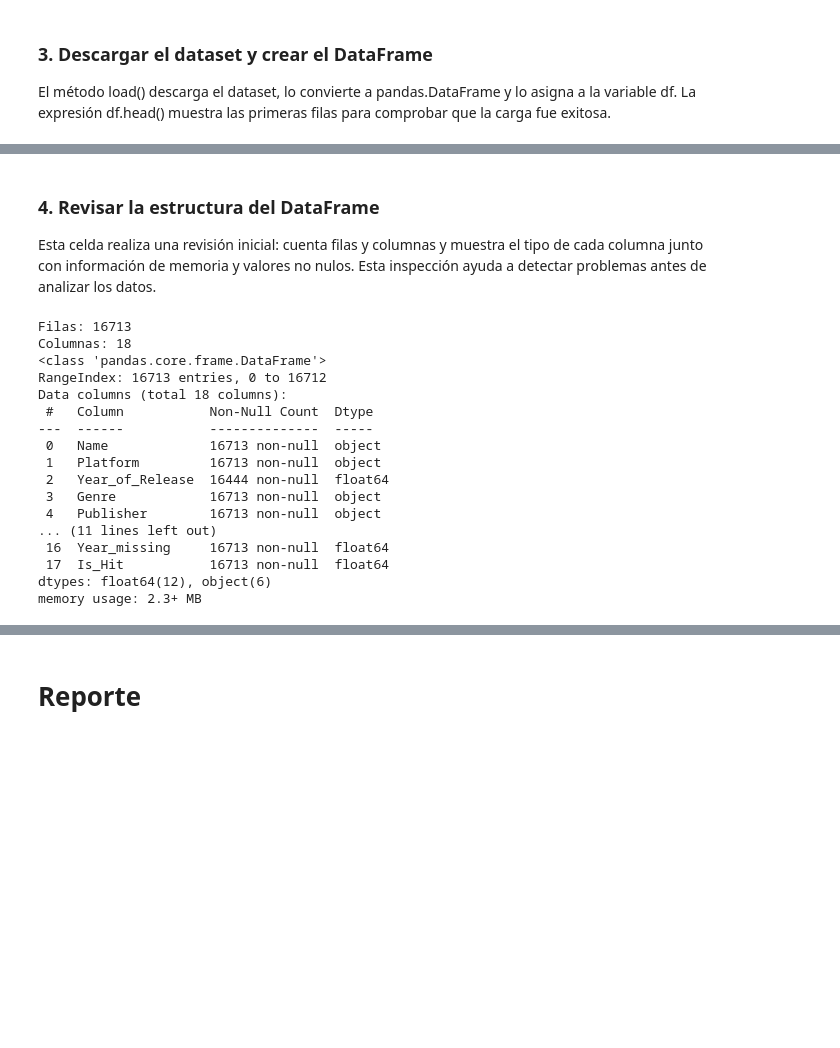
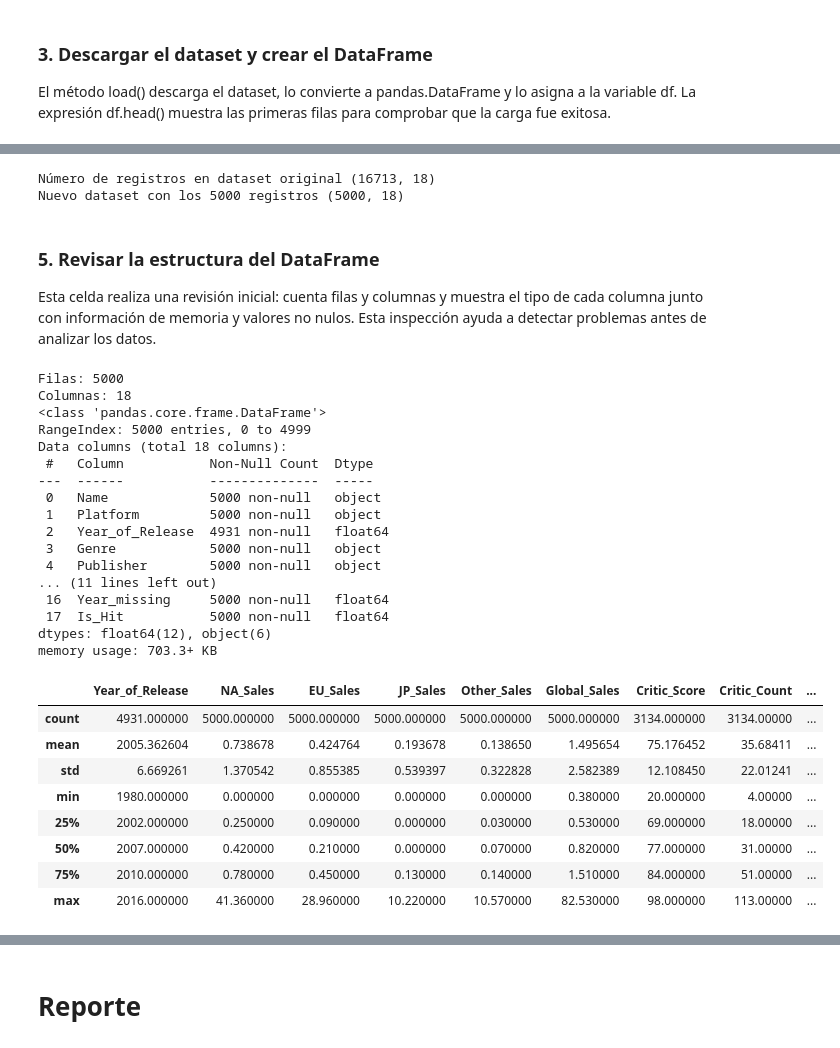
Before and after one commit to chonto329/Machine-Learning-, a Jupyter notebook: src/carga_datos/EA1_Carga_Datos.ipynb, the cells around one changed output, grey strips where cells are left out. Saved outputs shown, nothing was run; the diff lists cells and outputs as text; code cells hidden in the pictures; blank space fills up the shorter version.

```diff
--- a/src/carga_datos/EA1_Carga_Datos.ipynb
+++ b/src/carga_datos/EA1_Carga_Datos.ipynb
@@ -42,25 +45,45 @@ Repo card metadata block was not found. Setting CardData to empty.
+# %%
+print(f"Número de registros en dataset original",df.shape)
+
+df2 = df[:5000]
+print(f"Nuevo dataset con los 5000 registros",df2.shape)
+# %% [output]
+Número de registros en dataset original (16713, 18)
+Nuevo dataset con los 5000 registros (5000, 18)
 # %% [markdown]
-### 4. Revisar la estructura del DataFrame
+### 5. Revisar la estructura del DataFrame
 Esta celda realiza una revisión inicial: cuenta filas y columnas y muestra el tipo de cada columna junto con información de memoria y valores no nulos. Esta inspección ayuda a detectar problemas antes de analizar los datos.
 # %%
-print(f"Filas: {len(df)}")
-print(f"Columnas: {len(df.columns)}")
-df.info()
+print(f"Filas: {len(df2)}")
+print(f"Columnas: {len(df2.columns)}")
+df2.info()
 # %% [output]
-Filas: 16713
+Filas: 5000
 Columnas: 18
 <class 'pandas.core.frame.DataFrame'>
-RangeIndex: 16713 entries, 0 to 16712
+RangeIndex: 5000 entries, 0 to 4999
 Data columns (total 18 columns):
  #   Column           Non-Null Count  Dtype
 ---  ------           --------------  -----
- 0   Name             16713 non-null  object
- 1   Platform         16713 non-null  object
- 2   Year_of_Release  16444 non-null  float64
- 3   Genre            16713 non-null  object
- 4   Publisher        16713 non-null  object
+ 0   Name             5000 non-null   object
+ 1   Platform         5000 non-null   object
+ 2   Year_of_Release  4931 non-null   float64
+ 3   Genre            5000 non-null   object
+ 4   Publisher        5000 non-null   object
 ... (11 lines left out)
- 16  Year_missing     16713 non-null  float64
- 17  Is_Hit           16713 non-null  float64
+ 16  Year_missing     5000 non-null   float64
+ 17  Is_Hit           5000 non-null   float64
 dtypes: float64(12), object(6)
-memory usage: 2.3+ MB
+memory usage: 703.3+ KB
+# %%
+df2.describe()
+# %% [output]
+|  | Year_of_Release | NA_Sales | EU_Sales | JP_Sales | Other_Sales | Global_Sales | Critic_Score | Critic_Count | ... |
+| count | 4931.000000 | 5000.000000 | 5000.000000 | 5000.000000 | 5000.000000 | 5000.000000 | 3134.000000 | 3134.00000 | ... |
+| mean | 2005.362604 | 0.738678 | 0.424764 | 0.193678 | 0.138650 | 1.495654 | 75.176452 | 35.68411 | ... |
+| std | 6.669261 | 1.370542 | 0.855385 | 0.539397 | 0.322828 | 2.582389 | 12.108450 | 22.01241 | ... |
+| min | 1980.000000 | 0.000000 | 0.000000 | 0.000000 | 0.000000 | 0.380000 | 20.000000 | 4.00000 | ... |
+| 25% | 2002.000000 | 0.250000 | 0.090000 | 0.000000 | 0.030000 | 0.530000 | 69.000000 | 18.00000 | ... |
+| 50% | 2007.000000 | 0.420000 | 0.210000 | 0.000000 | 0.070000 | 0.820000 | 77.000000 | 31.00000 | ... |
+| 75% | 2010.000000 | 0.780000 | 0.450000 | 0.130000 | 0.140000 | 1.510000 | 84.000000 | 51.00000 | ... |
+| max | 2016.000000 | 41.360000 | 28.960000 | 10.220000 | 10.570000 | 82.530000 | 98.000000 | 113.00000 | ... |
```
Also changed, not shown: parts of 19 cells of this notebook, 3 other files.
